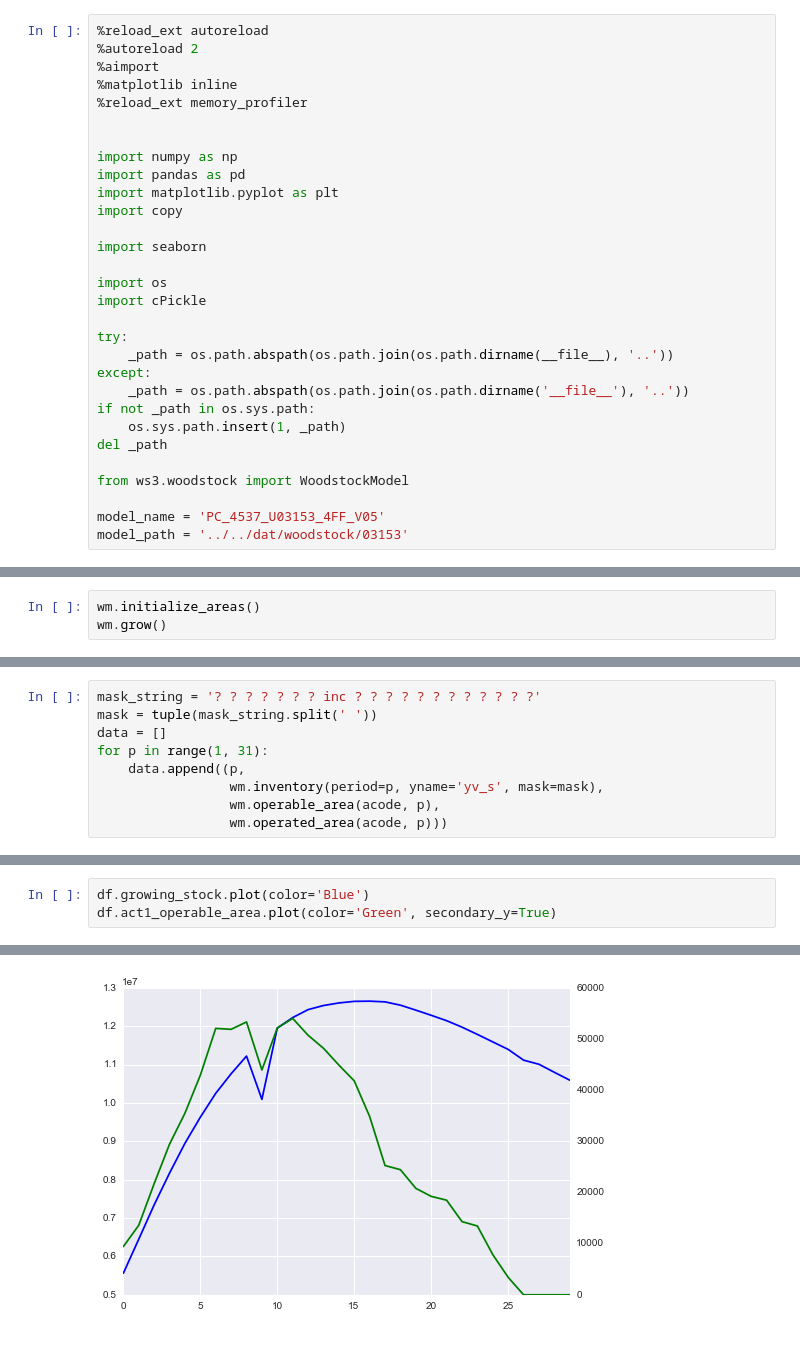
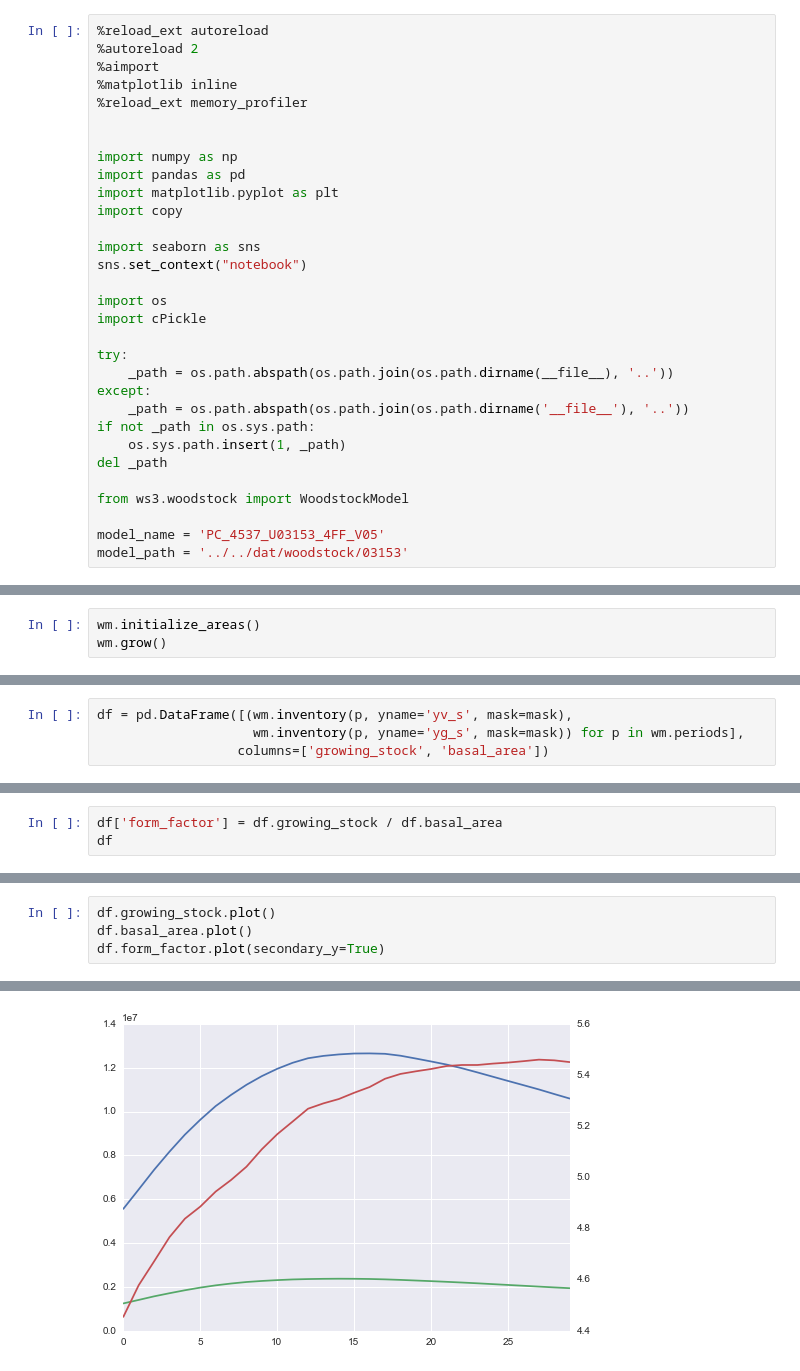
Before and after one commit to UBC-FRESH/ws3, a Jupyter notebook: ws3_test1.ipynb, the cells around one changed output, grey strips where cells are left out. Saved outputs shown, nothing was run; the diff lists cells and outputs as text.

Commit message:
Sample iPython notebook (first proper commit)

```diff
--- a/ws3_test1.ipynb
+++ b/ws3_test1.ipynb
@@ -11,7 +15,8 @@ import pandas as pd
 import matplotlib.pyplot as plt
 import copy
 
-import seaborn
+import seaborn as sns
+sns.set_context("notebook")
 
 import os
 import cPickle
@@ -98,9 +92,0 @@ wm.areaselector.operate(period, acode, target_area)
-# %%
-mask_string = '? ? ? ? ? ? ? inc ? ? ? ? ? ? ? ? ? ? ? ?'
-mask = tuple(mask_string.split(' '))
-data = []
-for p in range(1, 31):
-    data.append((p,
-                 wm.inventory(period=p, yname='yv_s', mask=mask),
-                 wm.operable_area(acode, p),
-                 wm.operated_area(acode, p)))
@@ -109,0 +119,4 @@ df = pd.DataFrame(data, columns=names)
+# %%
+df = pd.DataFrame([(wm.inventory(p, yname='yv_s', mask=mask),
+                    wm.inventory(p, yname='yg_s', mask=mask)) for p in wm.periods],
+                  columns=['growing_stock', 'basal_area'])
@@ -129,0 +147,3 @@ df
+# %%
+df['form_factor'] = df.growing_stock / df.basal_area
+df
@@ -130,6 +172,7 @@ df
 # %%
-df.growing_stock.plot(color='Blue')
-df.act1_operable_area.plot(color='Green', secondary_y=True)
+df.growing_stock.plot()
+df.basal_area.plot()
+df.form_factor.plot(secondary_y=True)
 # %% [output]
 <matplotlib.axes.AxesSubplot at 0x...>
-[figure, old version]
+[figure, new version]
```
Also changed, not shown: parts of 24 cells of this notebook.
